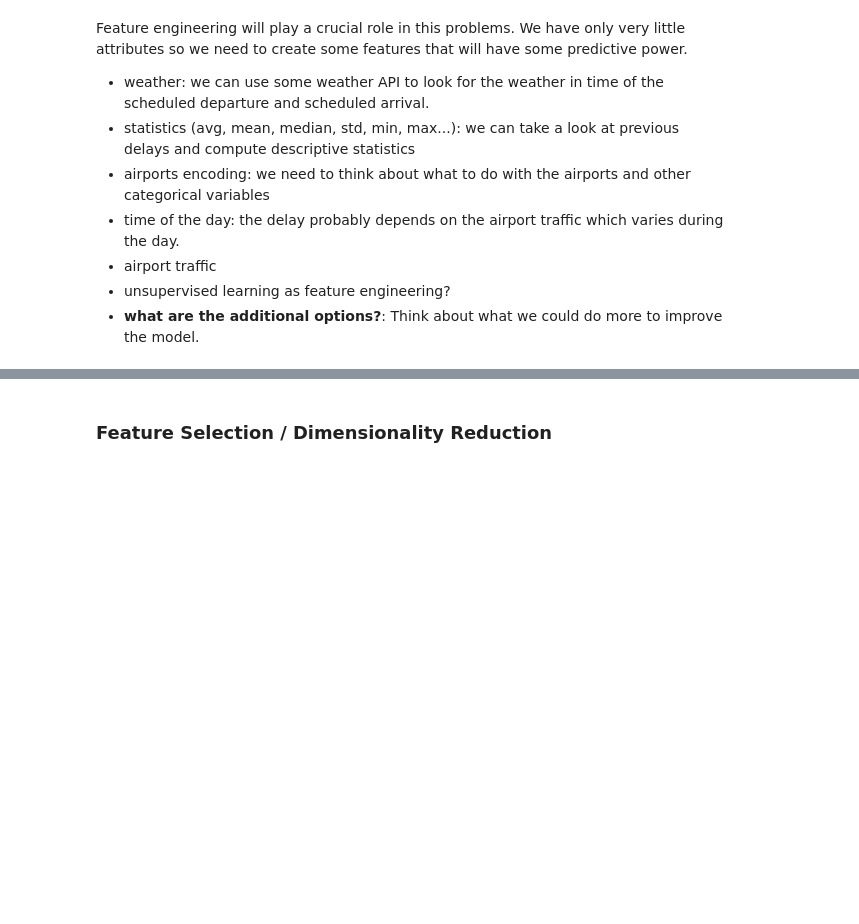
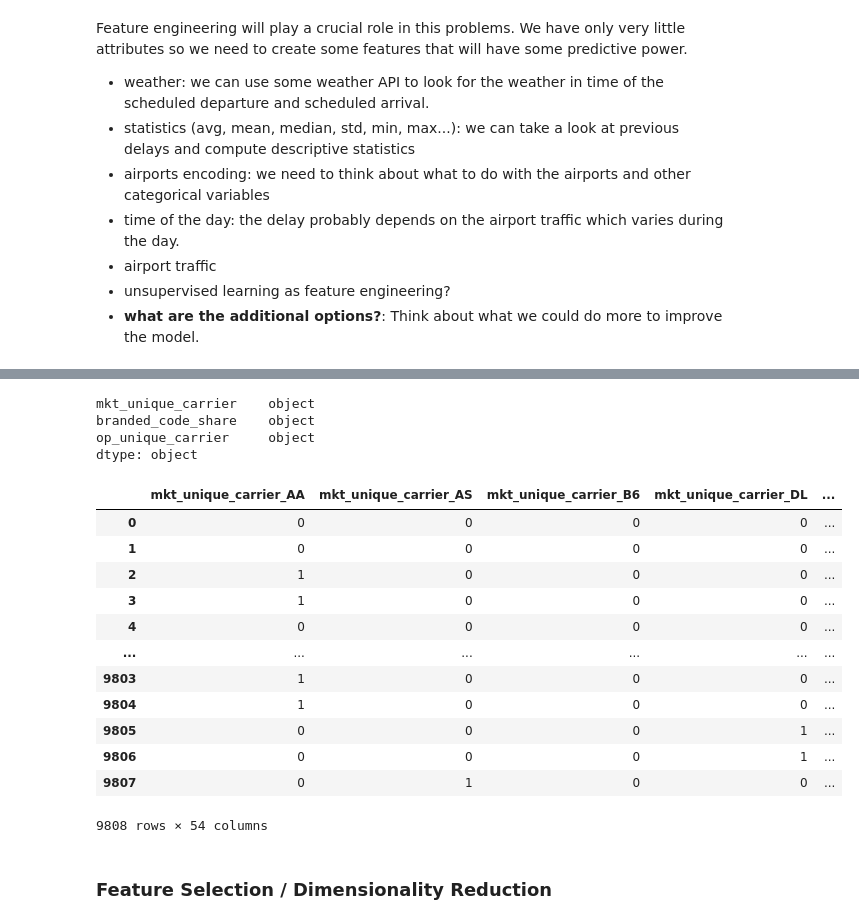
Before and after one commit to Zmek95/Flight_Delay_Predictor, a Jupyter notebook: modeling_aa.ipynb, the cells around one changed output, grey strips where cells are left out. Cells and saved outputs as stored; diff of their text form; code cells hidden in the pictures; blank space fills up the shorter version.

```diff
--- a/modeling_aa.ipynb
+++ b/modeling_aa.ipynb
@@ -110,0 +240,21 @@ y.to_csv('./data/target.csv', index=False)
+# %%
+def one_hot_encode(X):
+    cat_feats = train.dtypes[X.dtypes == 'object'].index.tolist()
+    df_dummy = pd.get_dummies(X[cat_feats])
+    return df_dummy
+
+def label_encode():
+    pass
+
+def date_numeric(s):
+    s = s.replace('-', '', regex=True).astype(int)
+    return s
+
+def print_cat_describe(df):
+    for col in train.dtypes[train.dtypes == 'object'].index:
+        print("Variable: ", col)
+        print(df[col].describe())
+        print("Unique values: ", df[col].unique())
+        print('')
+# %%
+train['fl_date'] = date_numeric(train['fl_date'])
@@ -110,0 +277,11 @@ y.to_csv('./data/target.csv', index=False)
+# %%
+#drop
+# mkt_carrier
+# tail_num - do we need it?
+# origin
+# origin_city_name
+# dest
+# dest_city_name
+# dup - it contains only N - we do not need it
+to_drop = ['mkt_carrier', 'tail_num', 'origin', 'origin_city_name', 'dest', 'dest_city_name', 'dup']
+train = train.drop(to_drop, axis=1)
@@ -111,3 +315,28 @@ y.to_csv('./data/target.csv', index=False)
+# %%
+train.dtypes[train.dtypes == 'object']
+# %% [output]
+mkt_unique_carrier    object
+branded_code_share    object
+op_unique_carrier     object
+dtype: object
+# %%
+df_dummy = one_hot_encode(train)
+# %%
+df_dummy
+# %% [output]
+|  | mkt_unique_carrier_AA | mkt_unique_carrier_AS | mkt_unique_carrier_B6 | mkt_unique_carrier_DL | ... |
+| 0 | 0 | 0 | 0 | 0 | ... |
+| 1 | 0 | 0 | 0 | 0 | ... |
+| 2 | 1 | 0 | 0 | 0 | ... |
+| 3 | 1 | 0 | 0 | 0 | ... |
+| 4 | 0 | 0 | 0 | 0 | ... |
+| ... | ... | ... | ... | ... | ... |
+| 9803 | 1 | 0 | 0 | 0 | ... |
+| 9804 | 1 | 0 | 0 | 0 | ... |
+| 9805 | 0 | 0 | 0 | 1 | ... |
+| 9806 | 0 | 0 | 0 | 1 | ... |
+| 9807 | 0 | 1 | 0 | 0 | ... |
+9808 rows × 54 columns
 # %% [markdown]
 ### Feature Selection / Dimensionality Reduction
 # %% [markdown]
```
Also changed, not shown: parts of 24 cells of this notebook, 4 other files.
